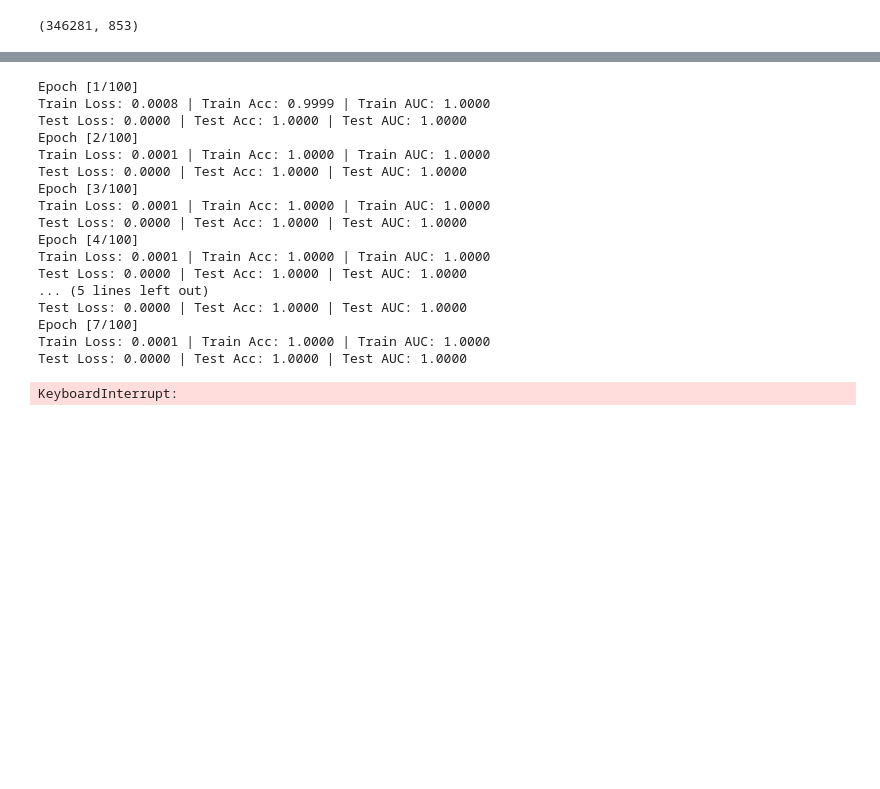
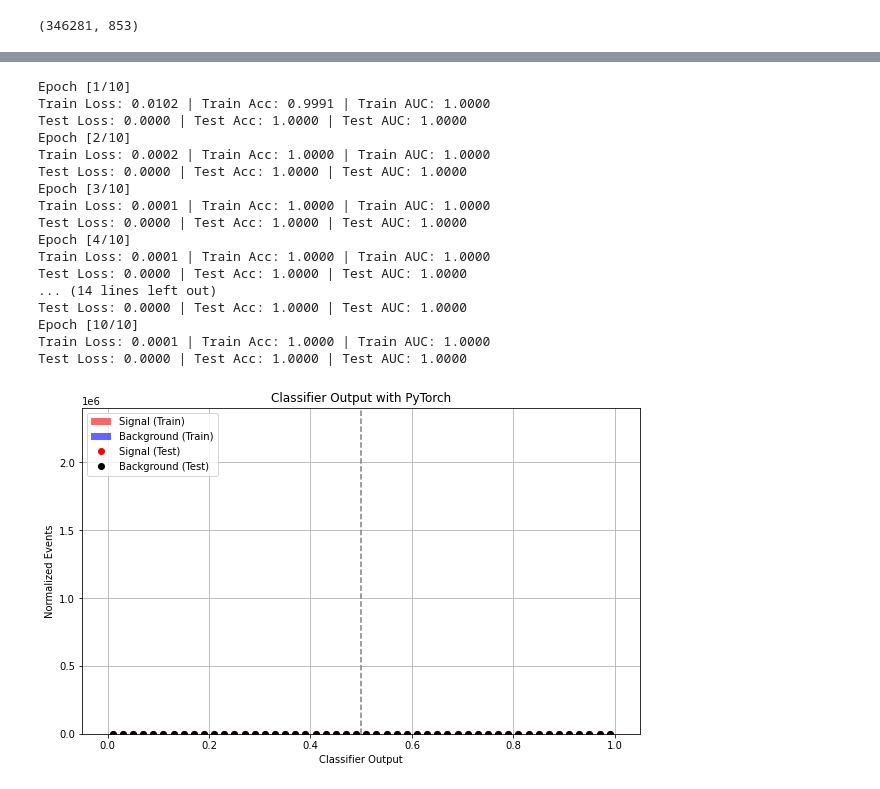
Before and after one commit to tiwariPC/hhbbgg_AwkwardAnalyzer, a Jupyter notebook: ML_Application/parametrized_DNN/parametrized_DNN-modified.ipynb, the cells around one changed output, grey strips where cells are left out. Cells and saved outputs as stored; diff of their text form; code cells hidden in the pictures; blank space fills up the shorter version.

```diff
--- a/ML_Application/parametrized_DNN/parametrized_DNN-modified.ipynb
+++ b/ML_Application/parametrized_DNN/parametrized_DNN-modified.ipynb
@@ -90 +101,5 @@ df_background = pd.concat(background_data, ignore_index=True) if background_data
+# %%
+# Random mass + y_value assignment for backgrounds (ensure this was done earlier!)
+df_background["mass"] = np.random.choice(mass_points, len(df_background))
+df_background["y_value"] = np.random.choice(y_values, len(df_background))
 # %%
@@ -159,22 +165,22 @@ class ParameterizedDNN(nn.Module):
     def __init__(self, input_dim):
         super(ParameterizedDNN, self).__init__()
         self.model = nn.Sequential(
-            nn.Linear(input_dim, 256),
+            nn.Linear(input_dim, 32),
             nn.ReLU(),
-            nn.BatchNorm1d(256),  # Helps stabilize training
+            nn.BatchNorm1d(32),  # Helps stabilize training
             nn.Dropout(0.2),  # Reduce dropout
 
-            nn.Linear(256, 128),
+            nn.Linear(32, 16),
             nn.ReLU(),
-            nn.BatchNorm1d(128),
+            nn.BatchNorm1d(16),
             nn.Dropout(0.2),
 
-            nn.Linear(128, 64),
+            nn.Linear(16, 8),
             nn.ReLU(),
-            nn.BatchNorm1d(64),
+            nn.BatchNorm1d(8),
             nn.Dropout(0.1),  # Lower dropout to retain information
 
-            nn.Linear(64, 1)  # Output layer (raw logits)
+            nn.Linear(8, 1)  # Output layer (raw logits)
         )
 
     def forward(self, x):
@@ -195,7 +201,7 @@ import matplotlib.pyplot as plt
 device = torch.device("cuda" if torch.cuda.is_available() else "cpu")
 model.to(device)
 
-num_epochs = 100
+num_epochs = 10
 train_losses = []
 train_accuracies = []
 train_aucs = []
@@ -240,24 +246,59 @@ for epoch in range(num_epochs):
     print(f"Train Loss: {epoch_loss / len(train_dataloader):.4f} | Train Acc: {train_accuracy:.4f} | Train AUC: {train_auc:.4f}")
     print(f"Test Loss: {test_loss:.4f} | Test Acc: {test_accuracy:.4f} | Test AUC: {test_auc:.4f}")
 # %% [output]
-Epoch [1/100]
-Train Loss: 0.0008 | Train Acc: 0.9999 | Train AUC: 1.0000
+Epoch [1/10]
+Train Loss: 0.0102 | Train Acc: 0.9991 | Train AUC: 1.0000
 Test Loss: 0.0000 | Test Acc: 1.0000 | Test AUC: 1.0000
-Epoch [2/100]
+Epoch [2/10]
+Train Loss: 0.0002 | Train Acc: 1.0000 | Train AUC: 1.0000
+Test Loss: 0.0000 | Test Acc: 1.0000 | Test AUC: 1.0000
+Epoch [3/10]
 Train Loss: 0.0001 | Train Acc: 1.0000 | Train AUC: 1.0000
 Test Loss: 0.0000 | Test Acc: 1.0000 | Test AUC: 1.0000
-Epoch [3/100]
+Epoch [4/10]
 Train Loss: 0.0001 | Train Acc: 1.0000 | Train AUC: 1.0000
 Test Loss: 0.0000 | Test Acc: 1.0000 | Test AUC: 1.0000
-Epoch [4/100]
+... (14 lines left out)
+Test Loss: 0.0000 | Test Acc: 1.0000 | Test AUC: 1.0000
+Epoch [10/10]
 Train Loss: 0.0001 | Train Acc: 1.0000 | Train AUC: 1.0000
 Test Loss: 0.0000 | Test Acc: 1.0000 | Test AUC: 1.0000
-... (5 lines left out)
-Test Loss: 0.0000 | Test Acc: 1.0000 | Test AUC: 1.0000
-Epoch [7/100]
-Train Loss: 0.0001 | Train Acc: 1.0000 | Train AUC: 1.0000
-Test Loss: 0.0000 | Test Acc: 1.0000 | Test AUC: 1.0000
-KeyboardInterrupt:
+# %%
+import matplotlib.pyplot as plt
+import numpy as np
+
+# Evaluate model outputs on the full dataset
+model.eval()
+with torch.no_grad():
+    y_pred_train_scores = torch.sigmoid(model(X_train_tensor.to(device))).cpu().numpy().flatten()
+    y_pred_test_scores = torch.sigmoid(model(X_test_tensor.to(device))).cpu().numpy().flatten()
+
+# Plot histograms
+plt.figure(figsize=(10, 6))
+
+# Training scores
+plt.hist(y_pred_train_scores[y_train == 1], bins=50, alpha=0.6, label='Signal (Train)', color='red', histtype='stepfilled', density=True)
+plt.hist(y_pred_train_scores[y_train == 0], bins=50, alpha=0.6, label='Background (Train)', color='blue', histtype='stepfilled', density=True)
+
+# Test scores: Compute histograms, then plot centers
+def plot_points(y_scores, label, color):
+    counts, bins = np.histogram(y_scores, bins=50, range=(0, 1), density=True)
+    bin_centers = (bins[:-1] + bins[1:]) / 2
+    plt.plot(bin_centers, counts, f'{color}o', label=label)
+
+plot_points(y_pred_test_scores[y_test == 1], 'Signal (Test)', 'r')
+plot_points(y_pred_test_scores[y_test == 0], 'Background (Test)', 'k')
+
+# Aesthetics
+plt.axvline(0.5, color='gray', linestyle='--')
+plt.xlabel("Classifier Output")
+plt.ylabel("Normalized Events")
+plt.title("Classifier Output with PyTorch")
+plt.legend()
+plt.grid(True)
+plt.show()
+# %% [output]
+[figure, added]
 # %%
 print(df_combined['label'].value_counts())
 # %%
```
Also changed, not shown: parts of 4 cells of this notebook, 1 other file.
